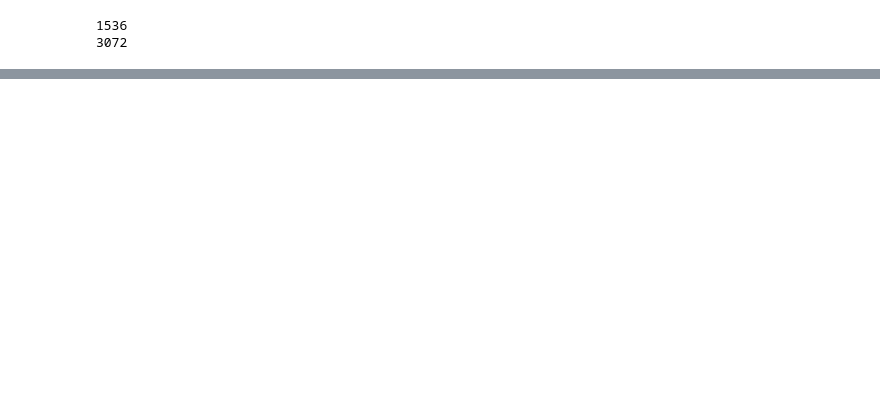
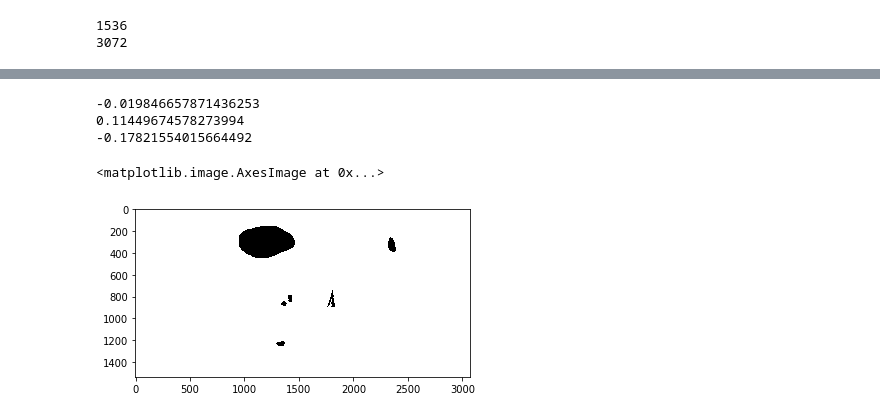
Before and after one commit to saneatsu/PConv-Keras, a Jupyter notebook: Step5 - Food Training.ipynb, the cells around one changed output, grey strips where cells are left out. Drawn from its saved outputs; the diff is of its cells as text; code cells hidden in the pictures; blank space fills up the shorter version.

```diff
--- a/Step5 - Food Training.ipynb
+++ b/Step5 - Food Training.ipynb
@@ -918,7 +1051,7 @@ from libs.pconv_model import PConvUnet
 # Load model
 model = PConvUnet(weight_filepath='data/model/')
 model.load(
-    '/mnt/PConv-Keras/data/model/weight-resize-1536x3072/weight-crop-256x256-batch-7/12_weights_2018-12-02-13-05-14.h5',
+    '/mnt/PConv-Keras/data/model/weight-resize-1536x3072/512x512_GPU-4_Batch-7_Remove-50%white/111_weights_2019-02-20-09-57-07.h5',
     train_bn=False,
     lr=0.00005
 )
@@ -1040,0 +1264,14 @@ for i in range(5):
+# %%
+diffs_not_mask = (model_input_img_tensor - model_output) * model_input_mask_tensor.astype("bool")
+print(diffs_not_mask.mean())
+print(diffs_not_mask.max())
+print(diffs_not_mask.min())
+# %% [output]
+-0.019846657871436253
+0.11449674578273994
+-0.17821554015664492
+# %%
+plt.imshow(model_input_mask_tensor[0])
+# %% [output]
+<matplotlib.image.AxesImage at 0x...>
+[figure, added]
```
Also changed, not shown: parts of 14 cells of this notebook, 2 other files.
